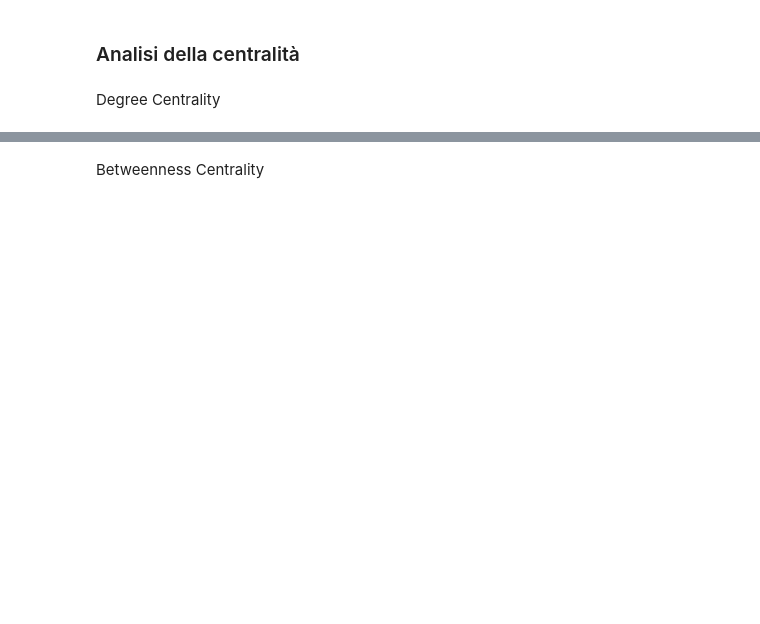
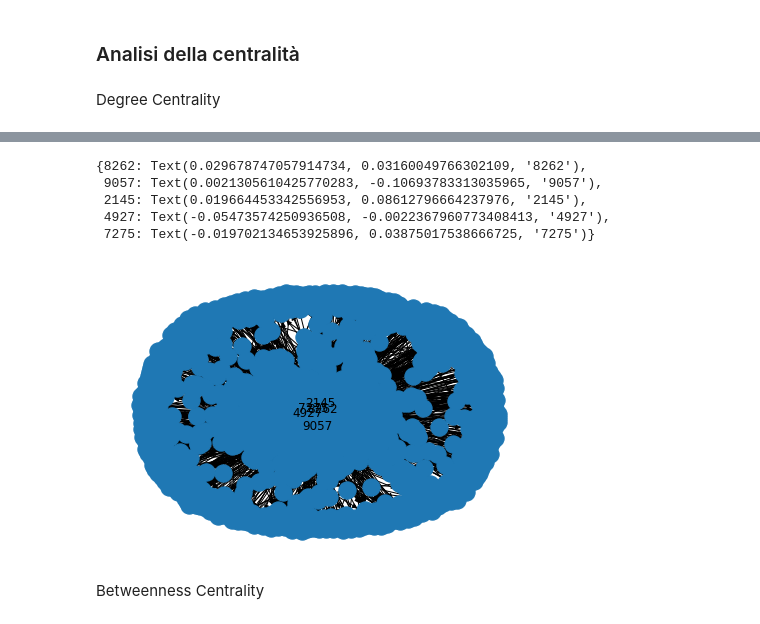
Before and after one commit to MatteoFerretti98/Project_NetworkX_Twitch, a Jupyter notebook: analisi_DE.ipynb, the cells around one changed output, grey strips where cells are left out. Cells and saved outputs as stored; diff of their text form; code cells hidden in the pictures; blank space fills up the shorter version.

```diff
--- a/analisi_DE.ipynb
+++ b/analisi_DE.ipynb
@@ -65,2 +127,19 @@ draw(graph, pos, deg, 'Degree Centrality')
+# %%
+#cambiare visualizzazione
+labels = {} # quale nodo deve avere quale label
+for key, value in deg.items():
+    if value > 0.1: #faccio vedere solo le labels di nodi più importanti
+        labels[key]=key
+
+pos = nx.spring_layout(graph_sample)
+nx.draw(graph_sample, pos_sample, with_labels = False) # non metto inizialmente le Labels perchè voglio mettere le mie
+nx.draw_networkx_labels(graph_sample, pos_sample, labels)
+# %% [output]
+{8262: Text(0.029678747057914734, 0.03160049766302109, '8262'),
+ 9057: Text(0.0021305610425770283, -0.10693783313035965, '9057'),
+ 2145: Text(0.019664453342556953, 0.08612796664237976, '2145'),
+ 4927: Text(-0.05473574250936508, -0.0022367960773408413, '4927'),
+ 7275: Text(-0.019702134653925896, 0.03875017538666725, '7275')}
+[figure, added]
 # %% [markdown]
 Betweenness Centrality
```
Also changed, not shown: parts of 32 cells of this notebook, 2 other files.
